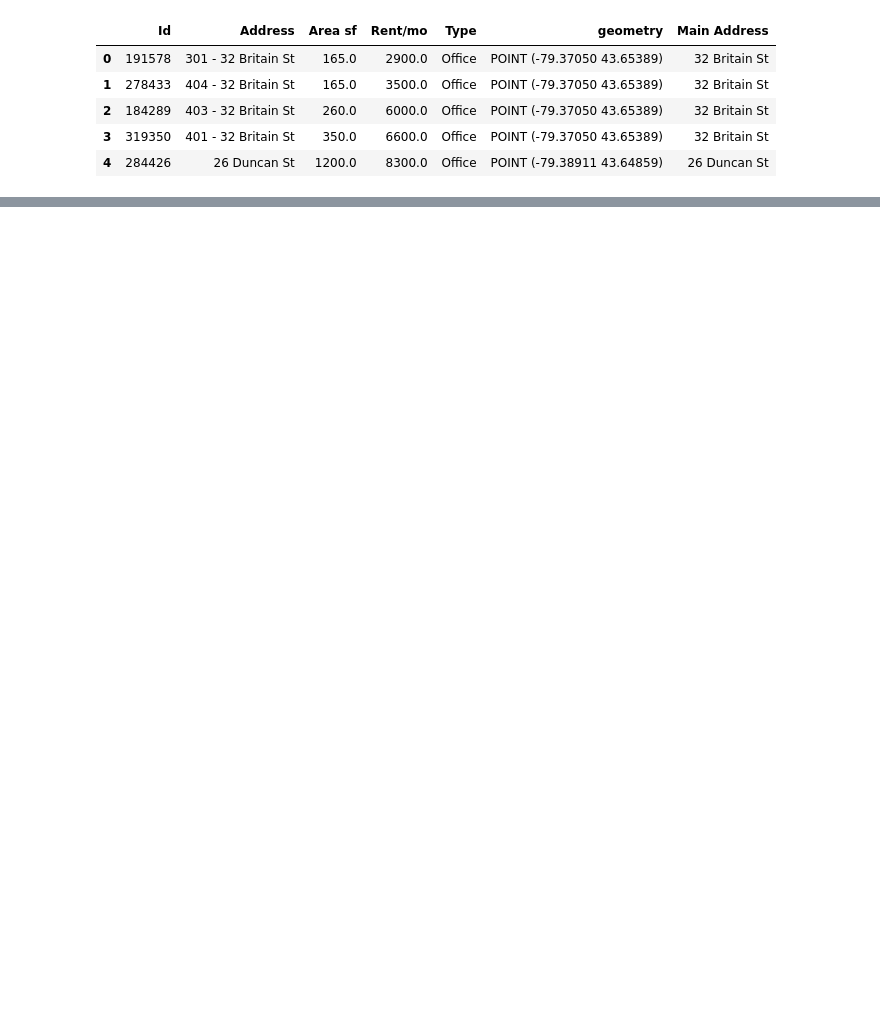
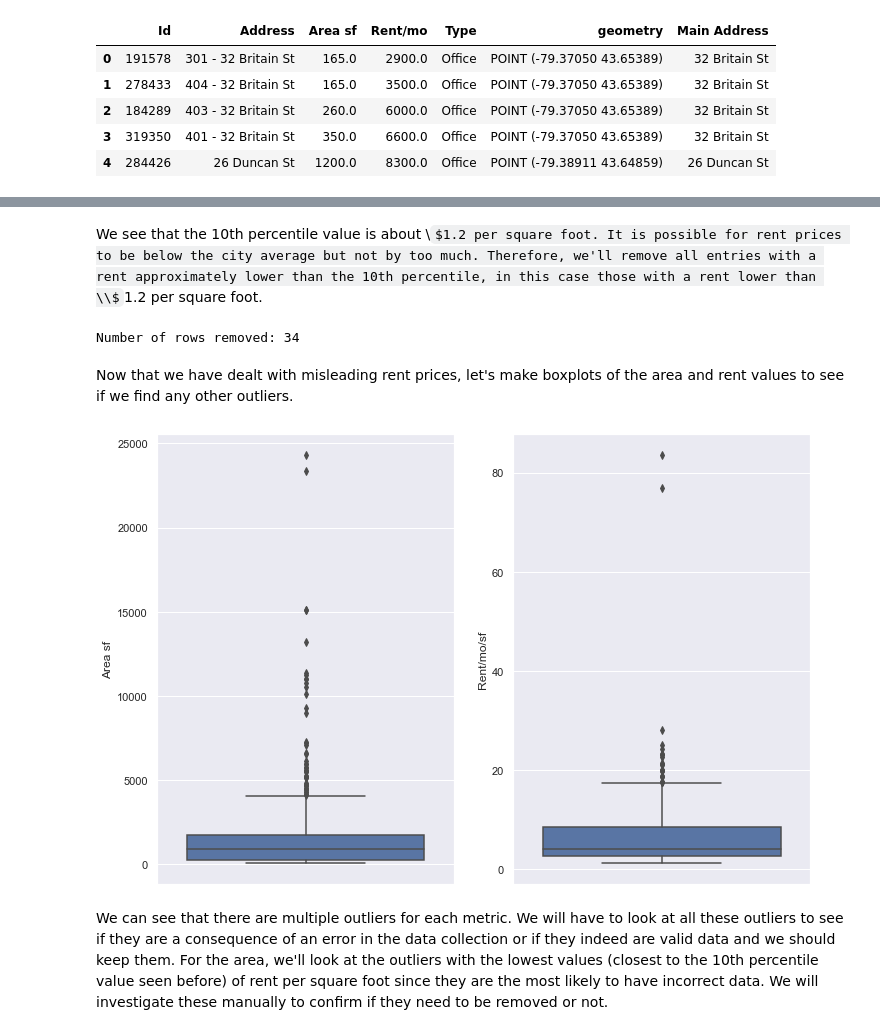
Before and after one commit to FuegoDiego/web-scraping, a Jupyter notebook: retail-rent/Web Scraper for Retail Rent.ipynb, the cells around one changed output, grey strips where cells are left out. Saved outputs shown, nothing was run; the diff lists cells and outputs as text; code cells hidden in the pictures; some formulas as TeX source; blank space fills up the shorter version.

Commit message:
Cleaned the data.

```diff
--- a/retail-rent/Web Scraper for Retail Rent.ipynb
+++ b/retail-rent/Web Scraper for Retail Rent.ipynb
@@ -327,0 +404,5 @@ retail_gdf.to_file('rent_toronto.geojson', drive='GeoJSON', encoding='utf-8')
+# %%
+retail_gdf.set_index('Id', inplace=True)
+retail_gdf.loc[:, 'latitude'] = retail_gdf.geometry.y
+retail_gdf.loc[:, 'longitude'] = retail_gdf.geometry.x
+retail_gdf['Rent/mo/sf'] = retail_gdf.loc[:, ('Rent/mo')] / retail_gdf.loc[:, ('Area sf')]
@@ -327,0 +437,4 @@ retail_gdf.to_file('rent_toronto.geojson', drive='GeoJSON', encoding='utf-8')
+# %%
+retail_gdf.loc['339908', 'latitude'] = 43.6598691
+retail_gdf.loc['339908', 'longitude'] = -79.3447748
+retail_gdf.loc['339908']
@@ -327,0 +465,2 @@ retail_gdf.to_file('rent_toronto.geojson', drive='GeoJSON', encoding='utf-8')
+# %%
+retail_gdf = retail_gdf.loc[~retail_gdf.index.isin(['291389', '291555'])]
@@ -327,0 +481,21 @@ retail_gdf.to_file('rent_toronto.geojson', drive='GeoJSON', encoding='utf-8')
+# %% [markdown]
+We see that the 10th percentile value is about \\$1.2 per square foot. It is possible for rent prices to be below the city average but not by too much. Therefore, we'll remove all entries with a rent approximately lower than the 10th percentile, in this case those with a rent lower than \\$1.2 per square foot.
+# %%
+n_rows = retail_gdf.shape[0]
+
+retail_gdf = retail_gdf.loc[retail_gdf['Rent/mo/sf'] >= 1.2]
+
+print('Number of rows removed:', n_rows - retail_gdf.shape[0], '\n')
+# %% [output]
+Number of rows removed: 34
+# %% [markdown]
+Now that we have dealt with misleading rent prices, let's make boxplots of the area and rent values to see if we find any other outliers.
+# %%
+fig, ax = plt.subplots(1,2)
+
+sns.boxplot(data=retail_gdf, y='Area sf', ax=ax[0]);
+sns.boxplot(data=retail_gdf, y='Rent/mo/sf', ax=ax[1]);
+# %% [output]
+[figure, added]
+# %% [markdown]
+We can see that there are multiple outliers for each metric. We will have to look at all these outliers to see if they are a consequence of an error in the data collection or if they indeed are valid data and we should keep them. For the area, we'll look at the outliers with the lowest values (closest to the 10th percentile value seen before) of rent per square foot since they are the most likely to have incorrect data. We will investigate these manually to confirm if they need to be removed or not.
```
Also changed, not shown: parts of 68 cells of this notebook, 1 other file.
